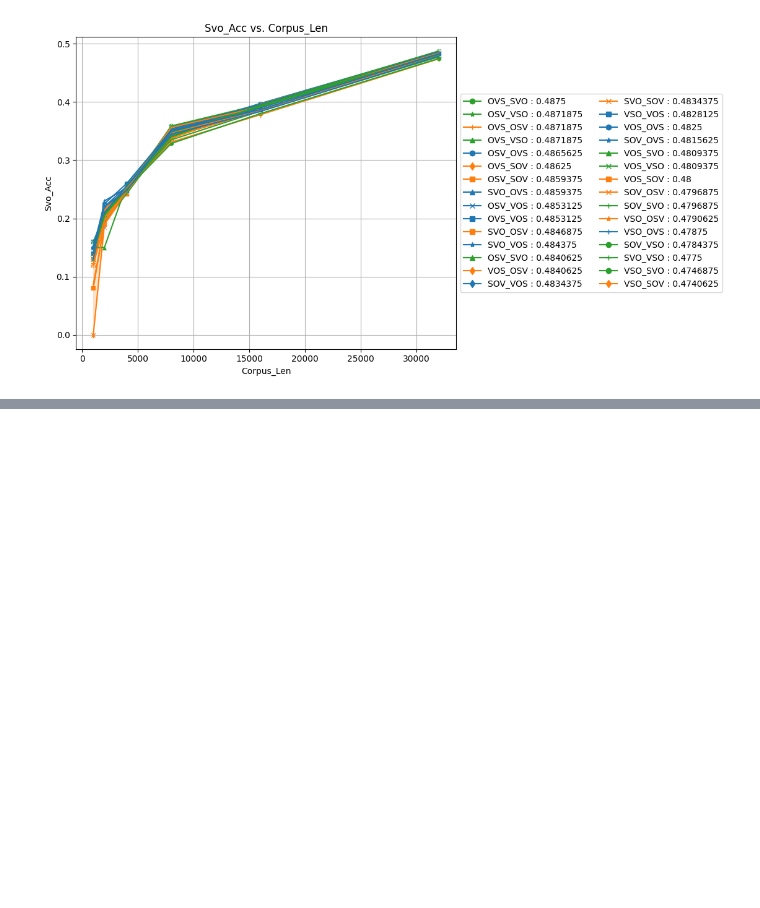
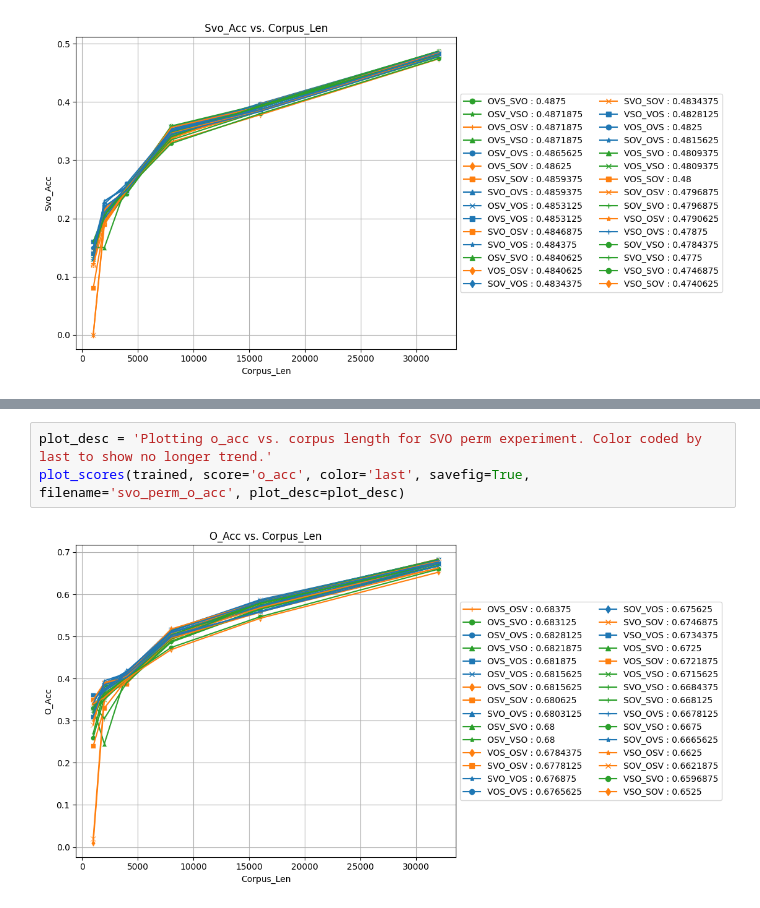
Before and after one commit to Mark-Hopkins-at-Williams/testperanto, a Jupyter notebook: experiment_pipeline/src/analysis.ipynb, the cells around one changed output, grey strips where cells are left out. Cells and saved outputs as stored; diff of their text form; blank space fills up the shorter version.

```diff
--- a/experiment_pipeline/src/analysis.ipynb
+++ b/experiment_pipeline/src/analysis.ipynb
@@ -333,0 +204,5 @@ plot_scores(trained, score='o_acc', color='last')
+# %%
+plot_desc = 'Plotting o_acc vs. corpus length for SVO perm experiment. Color coded by last to show no longer trend.'
+plot_scores(trained, score='o_acc', color='last', savefig=True, filename='svo_perm_o_acc', plot_desc=plot_desc)
+# %% [output]
+[figure, added]
```
Also changed, not shown: parts of 31 cells of this notebook, 11 other files.
